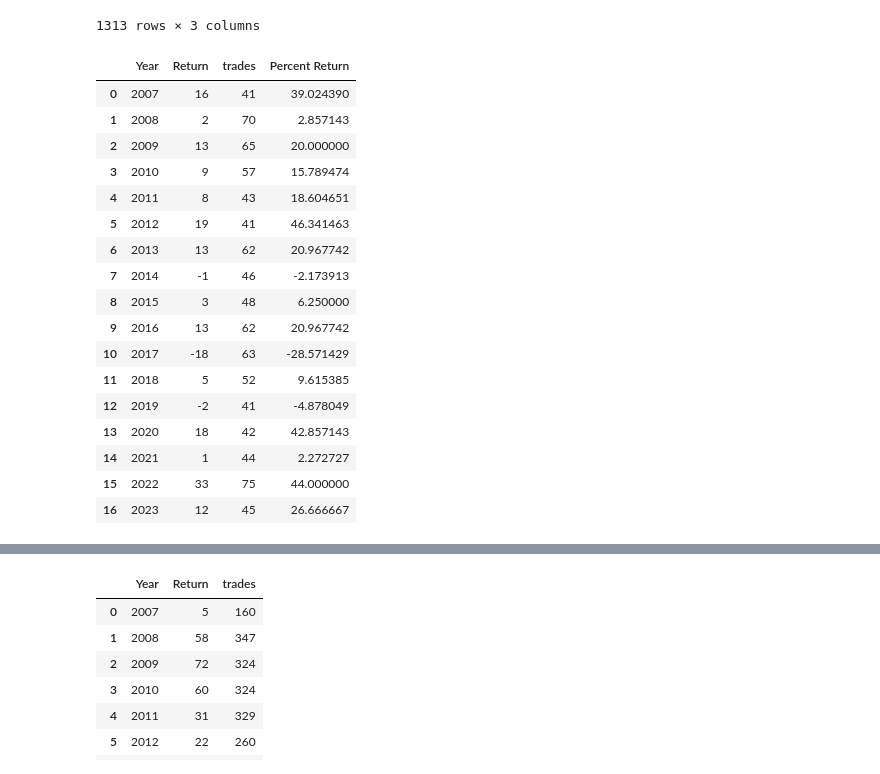
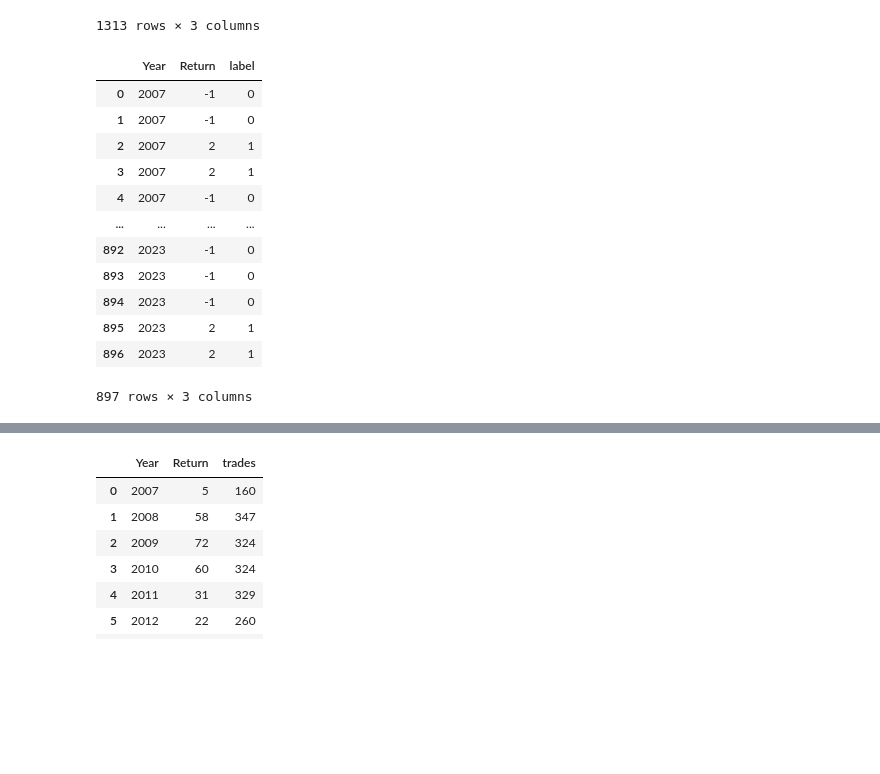
Before and after one commit to EngineerDanny/robust_algo_trader, a Jupyter notebook: cnn/portfolio.ipynb, the cells around one changed output, grey strips where cells are left out. Saved outputs shown, nothing was run; the diff lists cells and outputs as text; code cells hidden in the pictures; blank space fills up the shorter version.

```diff
--- a/cnn/portfolio.ipynb
+++ b/cnn/portfolio.ipynb
@@ -58,40 +58,35 @@ dummy_df
 # %%
 # df = pd.read_csv("/projects/genomic-ml/da2343/ml_project_2/cnn/ml_2_trades_threshold_0.5_seq_EURUSD_H1_2007_2023.csv")
 # df = pd.read_csv("/projects/genomic-ml/da2343/ml_project_2/cnn/dummy_trades_seq_EURUSD_H1_2007_2023.csv")
 
 df = pd.read_csv("/projects/genomic-ml/da2343/ml_project_2/cnn/ml_2_trades_threshold_0.5_seq_USDJPY_H1_2007_2023.csv")
 df['Date_Time'] = pd.to_datetime(df['Date_Time'])
 df['Year'] = df['Date_Time'].dt.year
 df['Return'] = np.where(df['label'] == 1, 2, -1)
 
 df = df[['Year', 'Return', 'label']]
 
-# for each year, sum the returns and count the number of labels as trades
-df = df.groupby(['Year']).agg({'Return': 'sum', 'label': 'count'}).reset_index()
-df['trades'] = df['label']
-df.drop(['label'], axis=1, inplace=True)
-df['Percent Return'] = (df['Return'] / df['trades']) * 100
+# # for each year, sum the returns and count the number of labels as trades
+# df = df.groupby(['Year']).agg({'Return': 'sum', 'label': 'count'}).reset_index()
+# df['trades'] = df['label']
+# df.drop(['label'], axis=1, inplace=True)
+# df['Percent Return'] = (df['Return'] / df['trades']) * 100
 
 df
 # %% [output]
-|  | Year | Return | trades | Percent Return |
-| 0 | 2007 | 16 | 41 | 39.024390 |
-| 1 | 2008 | 2 | 70 | 2.857143 |
-| 2 | 2009 | 13 | 65 | 20.000000 |
-| 3 | 2010 | 9 | 57 | 15.789474 |
-| 4 | 2011 | 8 | 43 | 18.604651 |
-| 5 | 2012 | 19 | 41 | 46.341463 |
-| 6 | 2013 | 13 | 62 | 20.967742 |
-| 7 | 2014 | -1 | 46 | -2.173913 |
-| 8 | 2015 | 3 | 48 | 6.250000 |
-| 9 | 2016 | 13 | 62 | 20.967742 |
-| 10 | 2017 | -18 | 63 | -28.571429 |
-| 11 | 2018 | 5 | 52 | 9.615385 |
-| 12 | 2019 | -2 | 41 | -4.878049 |
-| 13 | 2020 | 18 | 42 | 42.857143 |
-| 14 | 2021 | 1 | 44 | 2.272727 |
-| 15 | 2022 | 33 | 75 | 44.000000 |
-| 16 | 2023 | 12 | 45 | 26.666667 |
+|  | Year | Return | label |
+| 0 | 2007 | -1 | 0 |
+| 1 | 2007 | -1 | 0 |
+| 2 | 2007 | 2 | 1 |
+| 3 | 2007 | 2 | 1 |
+| 4 | 2007 | -1 | 0 |
+| ... | ... | ... | ... |
+| 892 | 2023 | -1 | 0 |
+| 893 | 2023 | -1 | 0 |
+| 894 | 2023 | -1 | 0 |
+| 895 | 2023 | 2 | 1 |
+| 896 | 2023 | 2 | 1 |
+897 rows × 3 columns
 # %%
 df = pd.read_csv("/projects/genomic-ml/da2343/ml_project_2/cnn/ml_2_trades_threshold_0.5_seq_EURUSD_H1_2007_2023.csv")
 # df = pd.read_csv("/projects/genomic-ml/da2343/ml_project_2/cnn/dummy_trades_seq_EURUSD_H1_2007_2023.csv")
```
Also changed, not shown: parts of 3 cells of this notebook.
